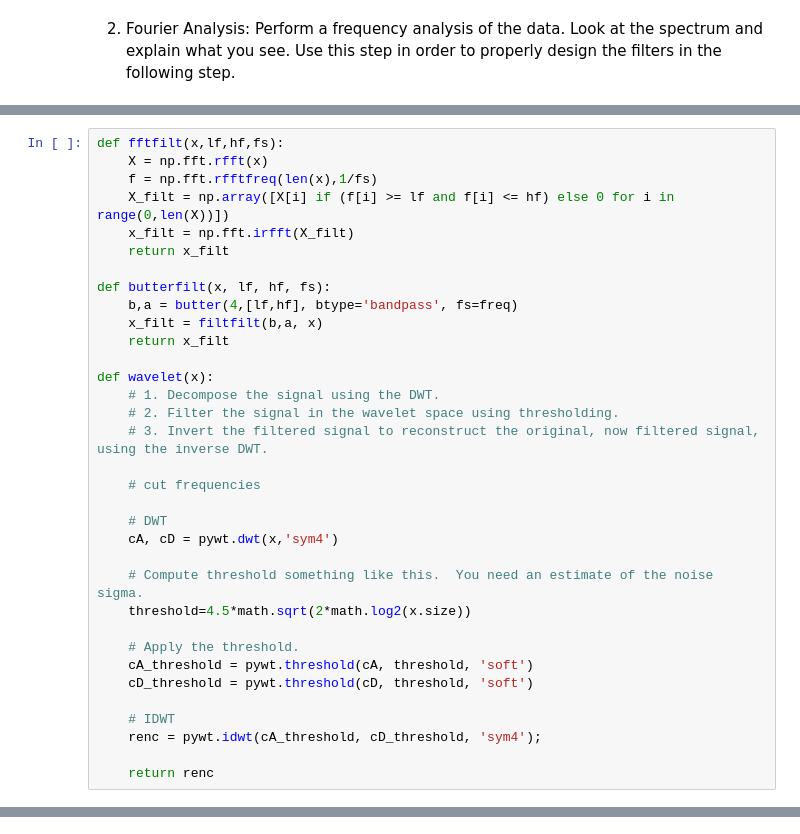
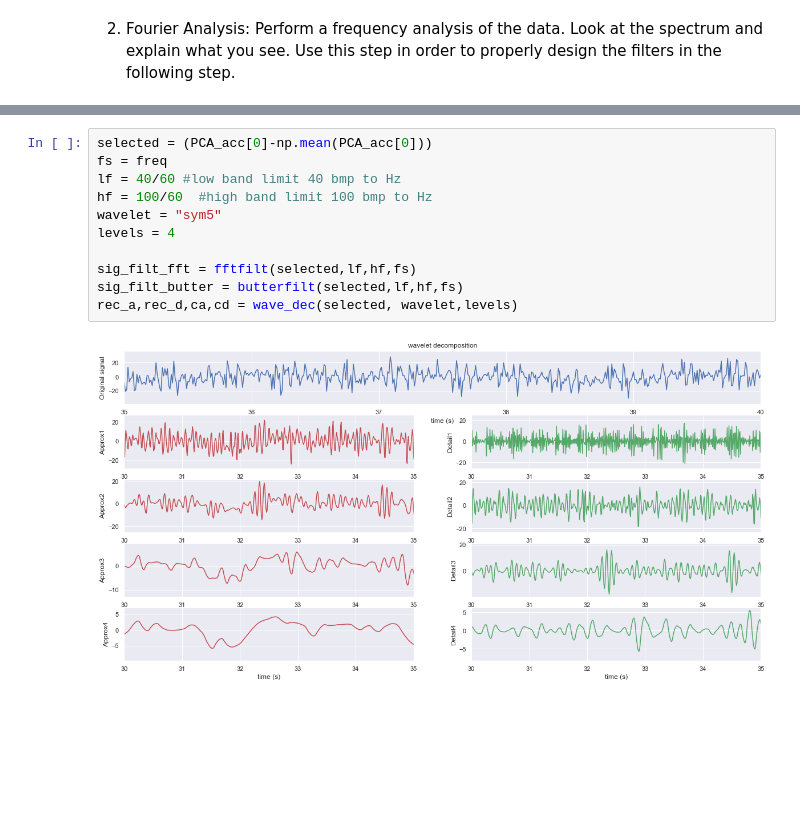
Before and after one commit to CrostaBot/HeartRateEstimation, a Jupyter notebook: BCG.ipynb, the cells around one changed output, grey strips where cells are left out. Cells and saved outputs as stored; diff of their text form; blank space fills up the shorter version.

```diff
--- a/BCG.ipynb
+++ b/BCG.ipynb
@@ -447,34 +422,0 @@ hf = 120/60
-# %%
-def fftfilt(x,lf,hf,fs):
-    X = np.fft.rfft(x)
-    f = np.fft.rfftfreq(len(x),1/fs)
-    X_filt = np.array([X[i] if (f[i] >= lf and f[i] <= hf) else 0 for i in range(0,len(X))])
-    x_filt = np.fft.irfft(X_filt)
-    return x_filt
-
-def butterfilt(x, lf, hf, fs):
-    b,a = butter(4,[lf,hf], btype='bandpass', fs=freq)
-    x_filt = filtfilt(b,a, x)
-    return x_filt
-
-def wavelet(x):
-    # 1. Decompose the signal using the DWT.
-    # 2. Filter the signal in the wavelet space using thresholding.
-    # 3. Invert the filtered signal to reconstruct the original, now filtered signal, using the inverse DWT.
-
-    # cut frequencies
-
-    # DWT
-    cA, cD = pywt.dwt(x,'sym4')
-
-    # Compute threshold something like this.  You need an estimate of the noise sigma.
-    threshold=4.5*math.sqrt(2*math.log2(x.size))
-
-    # Apply the threshold.
-    cA_threshold = pywt.threshold(cA, threshold, 'soft')
-    cD_threshold = pywt.threshold(cD, threshold, 'soft')
-
-    # IDWT
-    renc = pywt.idwt(cA_threshold, cD_threshold, 'sym4');
-
-    return renc
@@ -480,0 +497,13 @@ def wavelet(x):
+# %%
+selected = (PCA_acc[0]-np.mean(PCA_acc[0]))
+fs = freq
+lf = 40/60 #low band limit 40 bmp to Hz
+hf = 100/60  #high band limit 100 bmp to Hz
+wavelet = "sym5"
+levels = 4
+
+sig_filt_fft = fftfilt(selected,lf,hf,fs)
+sig_filt_butter = butterfilt(selected,lf,hf,fs)
+rec_a,rec_d,ca,cd = wave_dec(selected, wavelet,levels)
+# %% [output]
+[figure, added]
```
Also changed, not shown: parts of 20 cells of this notebook.
